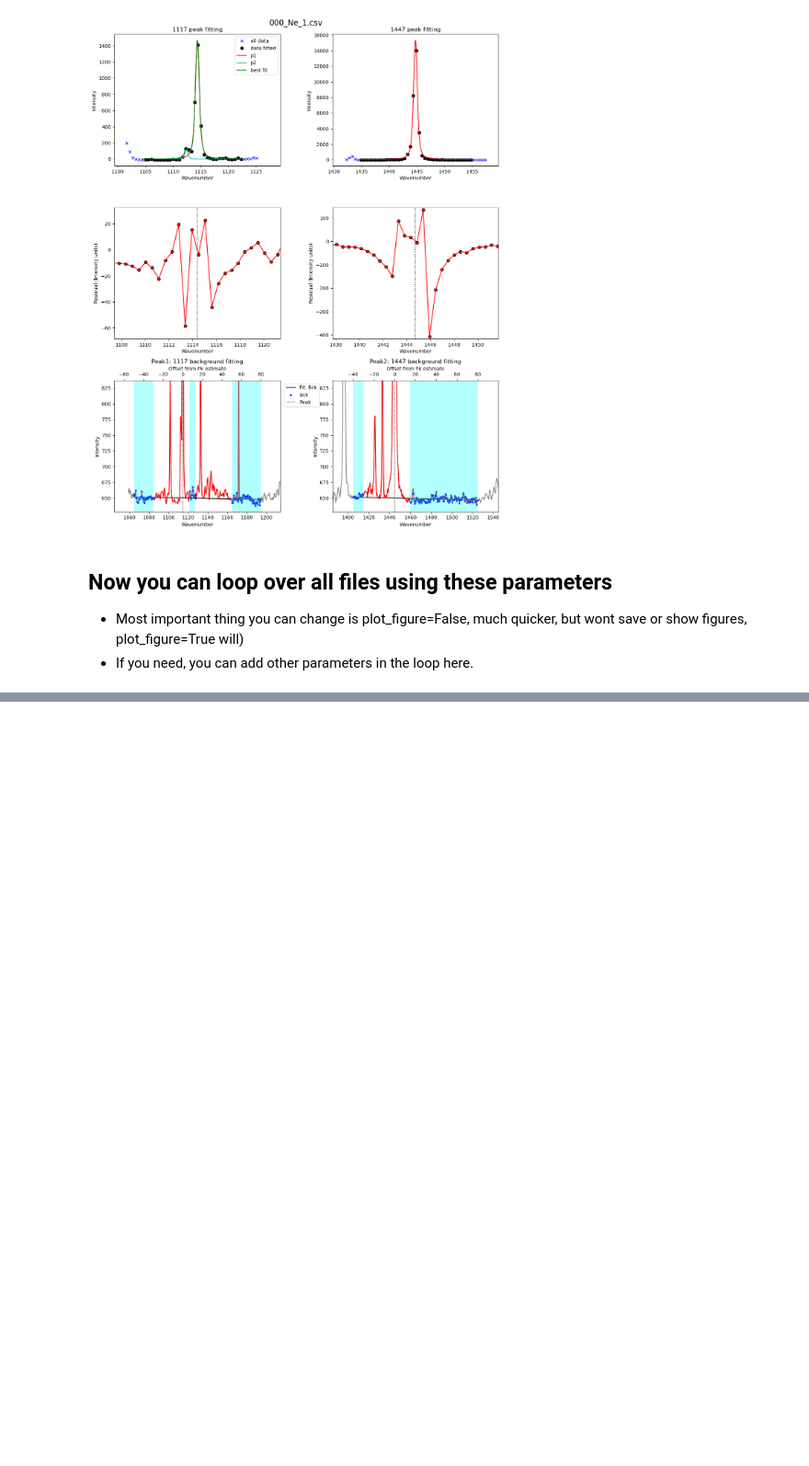
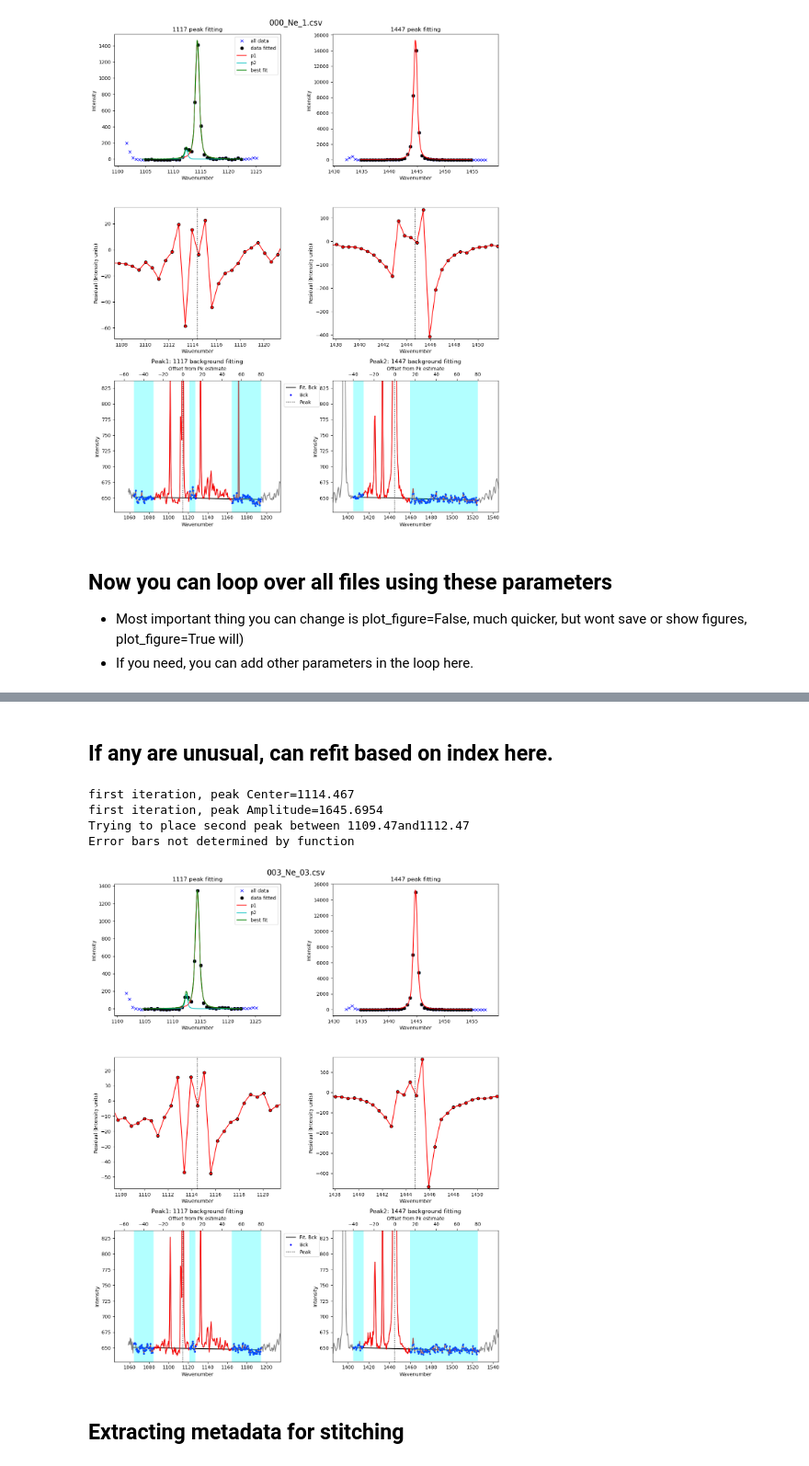
Before and after one commit to PennyWieser/DiadFit, a Jupyter notebook: docs/Examples/Weak_Diad_BenBlack/Ne_Fitting_1447_1117.ipynb, the cells around one changed output, grey strips where cells are left out. Shown at 92% size. Saved outputs shown, nothing was run; the diff lists cells and outputs as text; code cells hidden in the pictures; blank space fills up the shorter version.

```diff
--- a/docs/Examples/Weak_Diad_BenBlack/Ne_Fitting_1447_1117.ipynb
+++ b/docs/Examples/Weak_Diad_BenBlack/Ne_Fitting_1447_1117.ipynb
@@ -239,0 +279,21 @@ plt.plot(df2['residual_1447'], df2['Ne_Corr'], 'og')
+# %%
+ # This defines what the separator is from the prefix
+str_prefix='_'
+prefix=True
+# This defines if there is also a suffix, in this case, information
+suffix=True
+str_suffix='--'
+
+file_s=np.empty(len(fname_m), dtype=object)
+for i in range(0, len(fname_m)):
+
+    if prefix is True:
+        str_nof_name=fname_s.iloc[i].split(str_prefix, maxsplit=1)[1:]
+    else:
+        str_nof_name=fname_s.iloc[i]
+    if suffix is True:
+        file_s[i]=str_nof_name[0].split(str_suffix, maxsplit=1)[0]
+    else:
+        file_s=str_nof_name
+
+print(file_s)
@@ -239,0 +371,30 @@ plt.plot(df2['residual_1447'], df2['Ne_Corr'], 'og')
+# %% [markdown]
+## If any are unusual, can refit based on index here.
+# %%
+filename2=Ne_files[1]  # Or you could put a string here, like 'NE1.txt'
+# %%
+Ne_Config2=pf.Ne_peak_config(amplitude=100, LH_offset_mini=[2, 5],
+lower_bck_pk1=(-50, -30), upper_bck1_pk1=[7, 13], upper_bck2_pk1=[50, 80],
+lower_bck_pk2=[-40, -30], upper_bck1_pk2=[15, 50], upper_bck2_pk2=[50, 80],
+x_range_peak=15, x_span_pk1=[-10, 8], x_span_pk2=[-10, 10])
+Ne_Config
+# %%
+# You also need to set whether you want 1 peak or 2 for the LH diad
+peaks_1=2
+
+df_test, Ne_pk1_reg_x_plot, Ne_pk1_reg_y_plot=pf.fit_Ne_lines(
+    config=Ne_Config2, peaks_1=peaks_1,
+    Ne=Ne, filename=filename2, path=mypath, prefix=prefix,
+    Ne_center_1=nearest_pk1, Ne_center_2=nearest_pk2,
+    DeltaNe_ideal=ideal_split['Ne_Split'])
+
+
+#config: Ne_peak_config=Ne_peak_config(),
+# %% [output]
+first iteration, peak Center=1114.467
+first iteration, peak Amplitude=1645.6954
+Trying to place second peak between 1109.47and1112.47
+Error bars not determined by function
+[figure, added]
+# %% [markdown]
+## Extracting metadata for stitching
```
Also changed, not shown: parts of 30 cells of this notebook, 4 other files.
